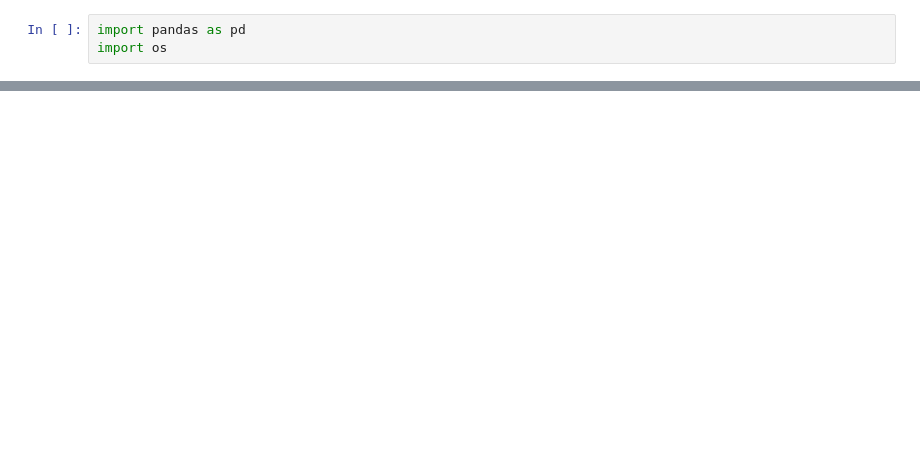
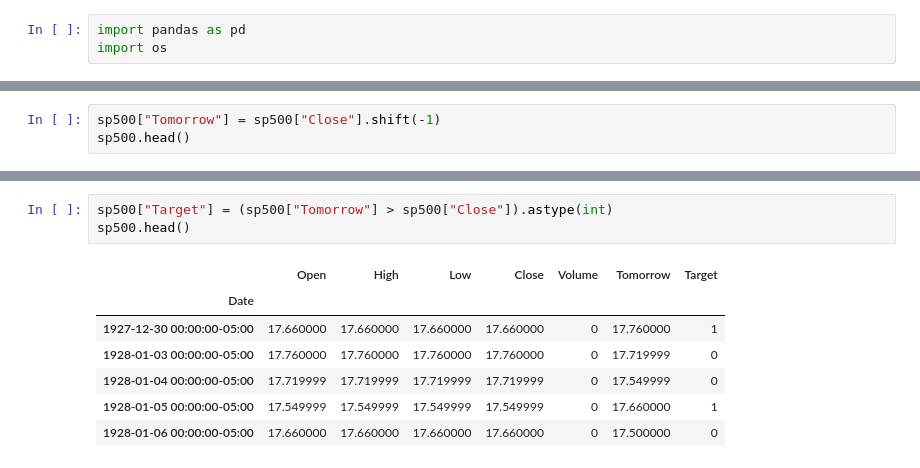
Before and after one commit to oscarvargas4/MachineLearningSP500DataRequest, a Jupyter notebook: Model.ipynb, the cells around one changed output, grey strips where cells are left out. Saved outputs shown, nothing was run; the diff lists cells and outputs as text; blank space fills up the shorter version.

```diff
--- a/Model.ipynb
+++ b/Model.ipynb
@@ -16,0 +50,3 @@ sp500.head()
+# %%
+sp500["Tomorrow"] = sp500["Close"].shift(-1)
+sp500.head()
@@ -16,0 +61,11 @@ sp500.head()
+# %%
+sp500["Target"] = (sp500["Tomorrow"] > sp500["Close"]).astype(int)
+sp500.head()
+# %% [output]
+|  | Open | High | Low | Close | Volume | Tomorrow | Target |
+| Date |  |  |  |  |  |  |  |
+| 1927-12-30 00:00:00-05:00 | 17.660000 | 17.660000 | 17.660000 | 17.660000 | 0 | 17.760000 | 1 |
+| 1928-01-03 00:00:00-05:00 | 17.760000 | 17.760000 | 17.760000 | 17.760000 | 0 | 17.719999 | 0 |
+| 1928-01-04 00:00:00-05:00 | 17.719999 | 17.719999 | 17.719999 | 17.719999 | 0 | 17.549999 | 0 |
+| 1928-01-05 00:00:00-05:00 | 17.549999 | 17.549999 | 17.549999 | 17.549999 | 0 | 17.660000 | 1 |
+| 1928-01-06 00:00:00-05:00 | 17.660000 | 17.660000 | 17.660000 | 17.660000 | 0 | 17.500000 | 0 |
```
Also changed, not shown: parts of 12 cells of this notebook, 2 other files.
